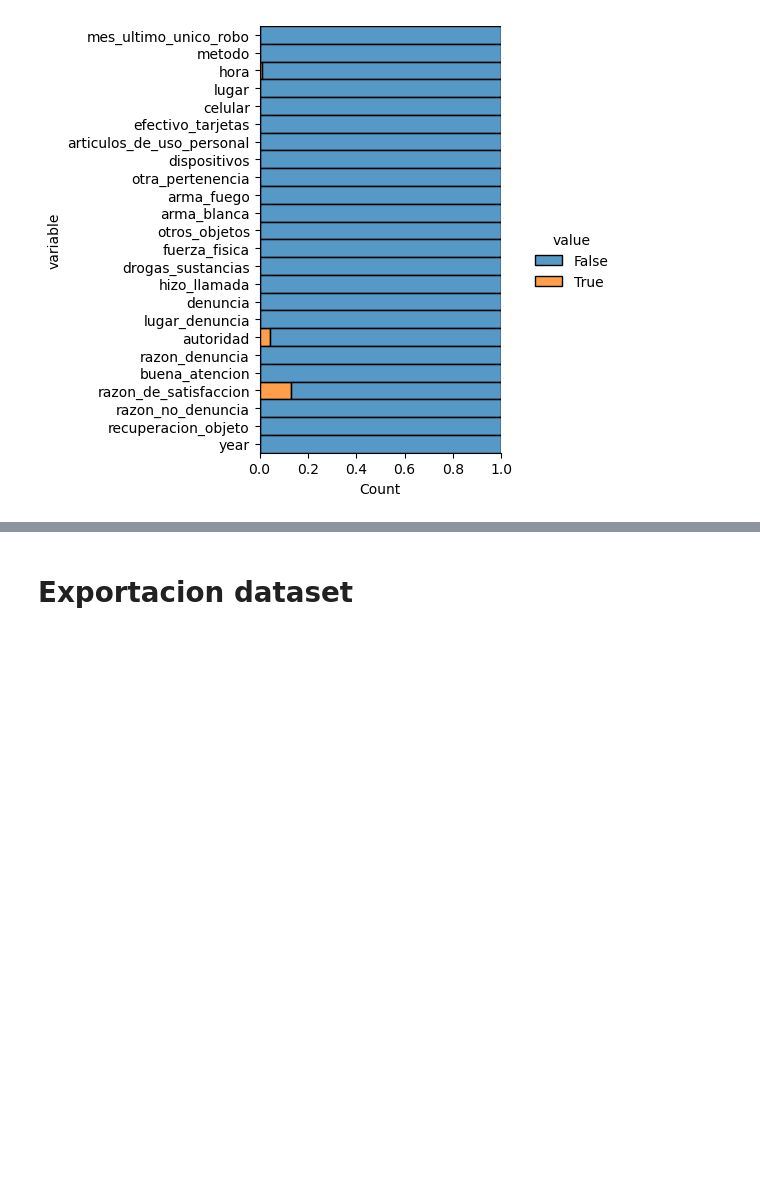
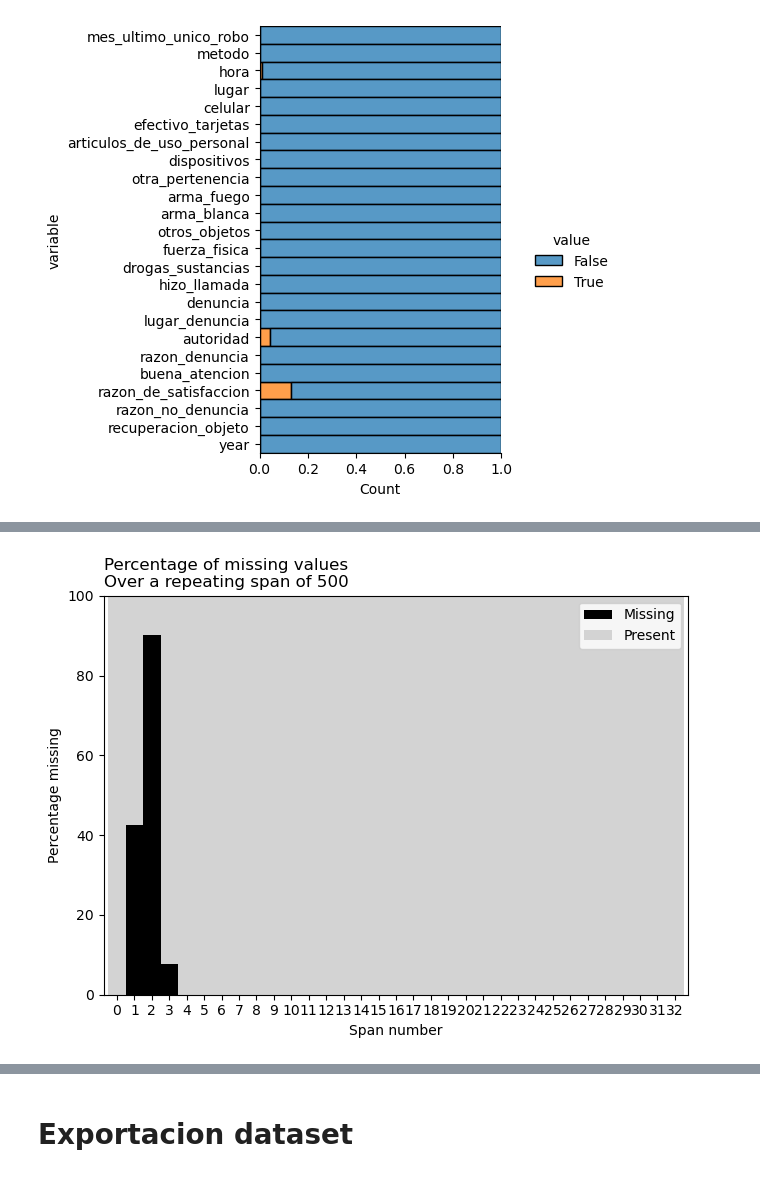
Before and after one commit to giraljv/hurtos_colombia, a Jupyter notebook: notebooks/0-1_nulls.ipynb, the cells around one changed output, grey strips where cells are left out. Saved outputs shown, nothing was run; the diff lists cells and outputs as text; code cells hidden in the pictures; blank space fills up the shorter version.

```diff
--- a/notebooks/0-1_nulls.ipynb
+++ b/notebooks/0-1_nulls.ipynb
@@ -331,0 +337,4 @@ for i in pre_final_df.columns:
+# %%
+pre_final_df.ms_tools.vis_variable_span_plot(variable='autoridad',span_every=500)
+# %% [output]
+[figure, added]
```
Also changed, not shown: parts of 18 cells of this notebook, 1 other file.
